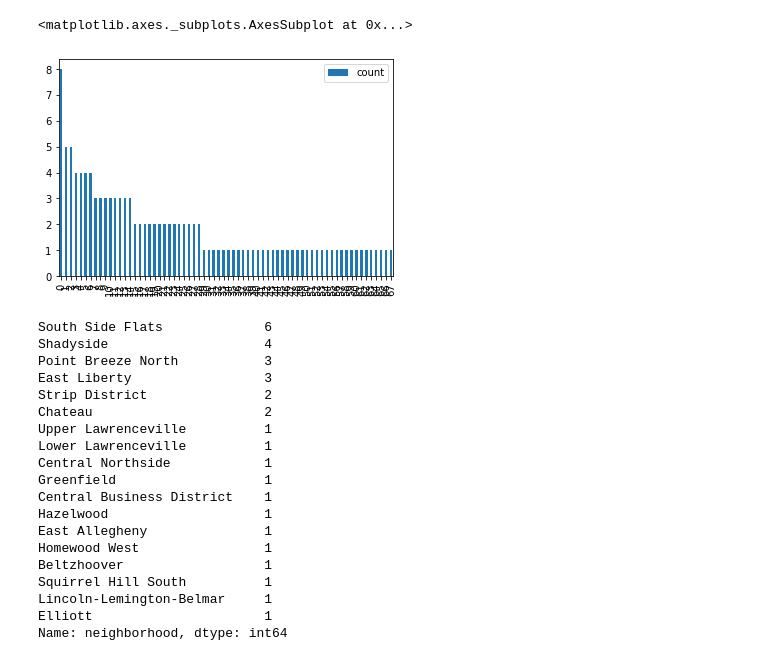
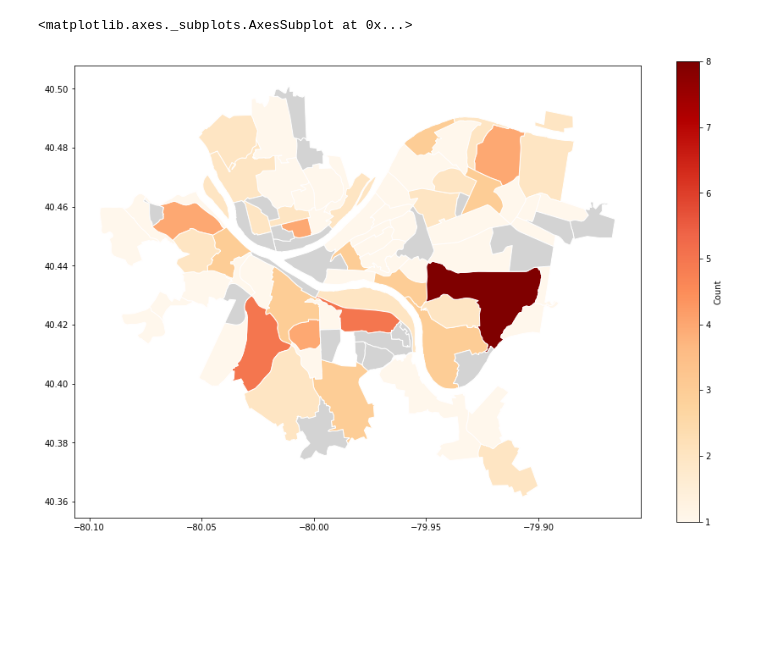
Before and after one commit to rucNick/cmpinf0010__final-project, a Jupyter notebook: project.ipynb, the cells around one changed output. Drawn from its saved outputs; the diff is of its cells as text; code cells hidden in the pictures; blank space fills up the shorter version.

```diff
--- a/project.ipynb
+++ b/project.ipynb
@@ -39,35 +51,19 @@ map.plot(column="count",cmap='OrRd',edgecolor="white", legend=True,  legend_kwds
 # %%
 playground=pd.read_csv("Playgrounds.csv")
 pg_neighborhoods = gp.read_file("data/Neighborhoods_.shp")
 playgrounds=playground["neighborhood"].value_counts()
-pgcounts=pd.DataFrame({'NeightHood':playgrounds.index, 'count':playgrounds.values})
+pgcounts=pd.DataFrame({'neighborhood':playgrounds.index, 'count':playgrounds.values})
 #pgcounts.plot()
-pgcounts.plot(kind="bar")
+#pgcounts.plot(kind="bar")
+map = pg_neighborhoods.merge(pgcounts, how='left', left_on='hood', right_on="neighborhood")
+map.head()
+map.plot(column="count",cmap='OrRd',edgecolor="white", legend=True,  legend_kwds={'label': "Count"},figsize=(15, 10), missing_kwds={"color": "lightgrey"}
+)
 # %% [output]
 <matplotlib.axes._subplots.AxesSubplot at 0x...>
-[figure, old version]
+[figure, new version]
 # %%
 WRlocations=pd.read_csv("Waste Recovery Locations.csv")
 #WRlocations
 WRlocation_hood=WRlocations["neighborhood"].value_counts()
-WRlocation_hood
+WRlocation_hood_dict=pd.DataFrame({'neightHood':WRlocation_hood.index, 'count':WRlocation_hood.values})
-# %% [output]
-South Side Flats             6
-Shadyside                    4
-Point Breeze North           3
-East Liberty                 3
-Strip District               2
-Chateau                      2
-Upper Lawrenceville          1
-Lower Lawrenceville          1
-Central Northside            1
-Greenfield                   1
-Central Business District    1
-Hazelwood                    1
-East Allegheny               1
-Homewood West                1
-Beltzhoover                  1
-Squirrel Hill South          1
-Lincoln-Lemington-Belmar     1
-Elliott                      1
-Name: neighborhood, dtype: int64
```
Also changed, not shown: parts of 2 cells of this notebook.
